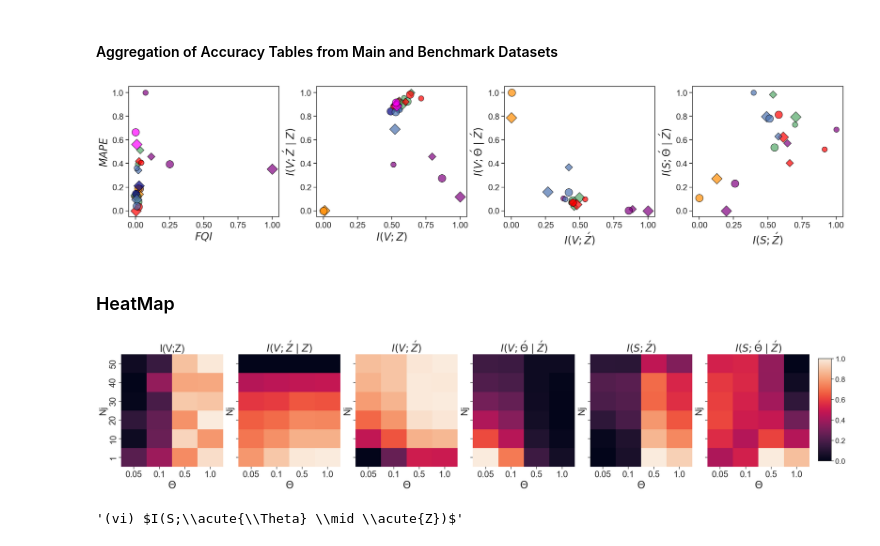
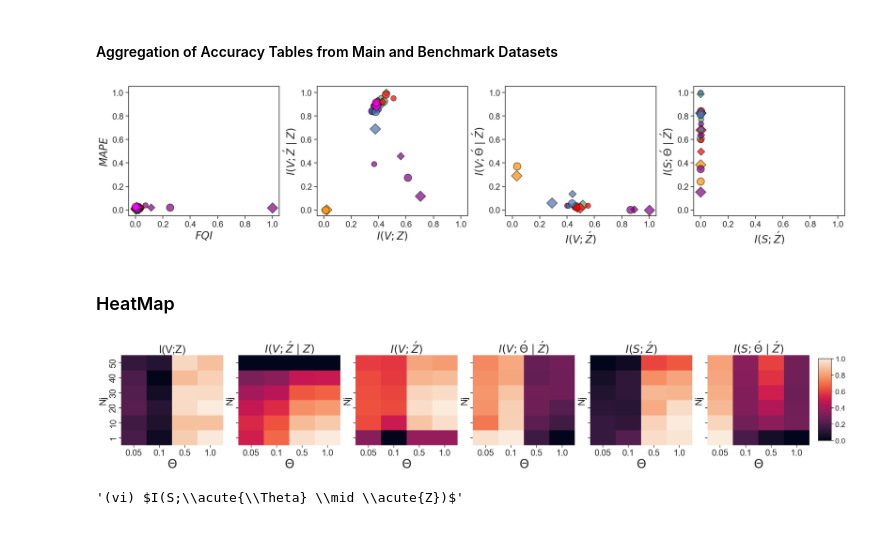
Before and after one commit to JunetaeKim/VABAM, a Jupyter notebook: VisualizationMetrics.ipynb, the cells around one changed output. Cells and saved outputs as stored; diff of their text form; code cells hidden in the pictures.

```diff
--- a/VisualizationMetrics.ipynb
+++ b/VisualizationMetrics.ipynb
@@ -317,7 +317,7 @@ TabList_ART = ['ConVAE_ART_30', 'ConVAE_ART_50',   'SKZ_ART_30_500','SKZ_ART_30_
               'TCMIDKZFC_ART_30_500', 'TCMIDKZFC_ART_30_800', 'TCMIDKZFC_ART_50_500', 'TCMIDKZFC_ART_50_800',
               'FACFC_ART_30_500', 'FACFC_ART_30_800', 'FACFC_ART_50_500', 'FACFC_ART_50_800']
 # %%
-AnalTabList = TabList_II  # TabList_ART   TabList_II
+AnalTabList = TabList_ART  # TabList_ART   TabList_II
 AnalMItableSet =  MItableSet[(MItableSet['Model'].isin(AnalTabList))].reset_index(drop=True)
 AnalMItableSet['MetricNew'] = AnalMItableSet['Metrics'].str.replace(r'\(\w+\)\s*', '', regex=True)  # Extract new metric names
 
@@ -361,7 +361,7 @@ fixed_palette = sns.color_palette("Set2", total_models)
 sns.set(style="ticks")
 
 # Create a 3x2 subplot structure
-fig, axes = plt.subplots(2, 2, figsize=(18, 5.5))
+fig, axes = plt.subplots(2, 2, figsize=(18, 5))
 axes = axes.flatten(order='C')
 
 PlotIdx = 0
@@ -394,11 +394,11 @@ for ax, metric in zip(axes, metrics_categories):
 
     y_offset = - 0.1
     # Add underbraces with the function
-    add_underbrace(ax, 0, '$C$', width=0.8, height=0.33 ,y_offset=y_offset)
-    add_underbrace(ax, 1.5, 'SKZ', width=1.6, height=0.33 ,y_offset=y_offset)
-    add_underbrace(ax, 3.5 , 'SKZFC', width=1.6, height=0.33 ,y_offset=y_offset)
-    add_underbrace(ax, 5.5, 'TCMIDKZFC', width=1.6, height=0.33 ,y_offset=y_offset)
-    add_underbrace(ax, 7.5, 'FACFC', width=1.6, height=0.33 ,y_offset=y_offset)
+    add_underbrace(ax, 0, '$C$', width=0.8, height=0.35 ,y_offset=y_offset)
+    add_underbrace(ax, 1.5, 'SKZ', width=1.6, height=0.35 ,y_offset=y_offset)
+    add_underbrace(ax, 3.5 , 'SKZFC', width=1.6, height=0.35 ,y_offset=y_offset)
+    add_underbrace(ax, 5.5, 'TCMIDKZFC', width=1.6, height=0.35 ,y_offset=y_offset)
+    add_underbrace(ax, 7.5, 'FACFC', width=1.6, height=0.35 ,y_offset=y_offset)
 
 
 
@@ -440,7 +440,7 @@ for ax, metric in zip(axes, metrics_categories):
 
 #plt.tight_layout()
 # Adjust subplot parameters to give specified padding
-plt.subplots_adjust(bottom=0.2, wspace=0.1, hspace=0.55)
+plt.subplots_adjust(bottom=0.2, wspace=0.1, hspace=0.68)
 # Prepare and sort labels
 sorted_labels = sorted(DictModelLabel.items(), key=lambda x: x[1])
 
@@ -818,26 +818,27 @@ AnalAccMItable = pd.merge(AnalAcctableSet, AnalMItableSet, on='Model', how='inne
 # Filter data for 'ART' models before plotting
 data_subset = AnalAccMItable[AnalAccMItable['Model'].str.contains('ART')]
 #data_subset = AnalAccMItable[AnalAccMItable['Model'].str.contains('II')]
+
+
 data_subset = data_subset.rename(columns={'(i) I(V;Z)' : '(i) $I(V;Z)$'})
+# For nomalization
+# Function to normalize the groups
+def normalize_groups(df, group_columns):
+    for columns in group_columns:
+        # Using only the non-NaN values for min and max
+        min_val = df[columns].min(axis=1, skipna=True).min()
+        max_val = df[columns].max(axis=1, skipna=True).max()
 
-def normalize(column):
-    max_value = column.max()
-    min_value = column.min()
-    return (column - min_value) / (max_value - min_value)
+        # Normalizing each column in the group
+        for column in columns:
+            df[column ] = df[column].apply(lambda x: (x - min_val) / (max_val - min_val) if pd.notnull(x) else np.nan)
 
-# Apply normalization to each column, skipping 'Model' column and handling NaN values correctly
-# Filtering rows in 'Model' column that contain the specified model
-for column in data_subset.columns[1:]:  # Skipping the 'Model' column
-    min_val = data_subset[column].min()
-    max_val = data_subset[column].max()
-    # Handling the situation where the denominator would be zero
-    if max_val - min_val > 0:
-        data_subset.loc[:, column] = data_subset[column].apply(
-            lambda x: (x - min_val) / (max_val - min_val) if pd.notnull(x) else np.nan)
-    else:
-        # Handling the case where all values are the same (e.g., set all values to 0)
-        data_subset.loc[:, column] = 0
-
+    return df
+# Groups of columns to normalize
+groups = [['MeanKldRes', 'MAPEnorm'], ["(i) $I(V;Z)$", "(ii) $I(V; \\acute{Z} \\mid Z)$"], ["(iii) $I(V;\\acute{Z})$", "(iv) $I(V;\\acute{\\Theta} \\mid \\acute{Z})$"], ["(v) $I(S;\\acute{Z})$", "(vi) $I(S;\\acute{\\Theta} \\mid \\acute{Z})$"]]
+# Normalizing the groups
+df_normalized = normalize_groups(data_subset, groups)
+data_subset = df_normalized.copy()
 
 # Create a 1x4 subplot structure
 fig, axs = plt.subplots(1, 4, figsize=(20, 5))
@@ -967,37 +968,41 @@ for subplot_col in range(4):  # Loop over columns for different data columns
     ax.set_xlabel(re.sub(r'\(\w+\)\s*', '', x_column), fontsize=20)
     ax.set_ylabel(re.sub(r'\(\w+\)\s*', '', y_column), fontsize=20)
     ax.tick_params(axis='both', which='major', labelsize=16)
+    ax.set_ylim([-0.05 , 1.05])
+    ax.set_yticks([0, 0.2, 0.4, 0.6, 0.8, 1])
+    ax.set_xlim([-0.05 , 1.05])
+    ax.set_xticks([0, 0.2, 0.4, 0.6, 0.8, 1])
 
 
 plt.tight_layout()
 
 
 # Create custom legend elements
 legend_elements = []
 
 desired_order = ['$B$-VAE', '$C$-VAE',  '$FAC$-VAE', '$TC$-VAE', 'SKZ','SKZFC', 'FACFC', 'TCMIDKZFC']
 inverse_dict = {v: k for k, v in unique_colors.items()}
 sorted_dict = {inverse_dict[value]: value for value in desired_order if value in inverse_dict}
 
 for marker, label in unique_markers:
     legend_elements.append(Line2D([0], [0], marker=marker, color='w', label=label, markersize=12, markerfacecolor='black'))
 for color, label in sorted_dict.items():
     legend_elements.append(Line2D([0], [0], marker='', color=color, label=label, markersize=12, markerfacecolor=color))
 
 plt.subplots_adjust(bottom=0.28, wspace=0.25, hspace=0.0)
 
 # Show plot
 
 if 'ART' in data_subset['Model'].iloc[0]:
     plt.savefig('./EvalResults/Figures/CrossMetrics'+ 'ART' +'.png')
 elif 'II' in data_subset['Model'].iloc[0]:
     # Create and display the unified legend at the bottom of the figure
     fig.legend(handles=legend_elements, loc='lower center', bbox_to_anchor=(0.515, 0.0), ncol=10, fontsize=17, edgecolor='black')
     plt.savefig('./EvalResults/Figures/CrossMetrics'+ 'II' +'.png')
 
 plt.show()
 # %% [output]
-[figure, old version]
+[figure, new version]
 # %% [markdown]
 ### HeatMap
 # %%
@@ -1054,18 +1059,18 @@ for metric, model in Comb:
     HeatmapData[model][metric] = LongTab.pivot_table(index='Nj', columns='FC', values='Values')
 # %%
 # Select a specific model. Replace 'chosen_model' with your model's name if needed.
-chosen_model = 'SKZFC_ART_50_800' #'SKZFC_ART_50_800' 'SKZFC_II_50_800'
+chosen_model = 'SKZFC_II_50_800' #'SKZFC_ART_50_800' 'SKZFC_II_50_800'
 metrics = HeatmapData[chosen_model]
 
 # Adjusted font sizes
-title_fontsize = 25
+title_fontsize = 27
 label_fontsize = 23
 tick_labelsize = 21  # New variable for tick label size
 cbar_tick_labelsize = 18  # Size for tick labels on the color bar
 
 # Assuming a 1x6 subplot layout. Adjust as needed.
 num_metrics = len(metrics)
-fig, axs = plt.subplots(1, num_metrics, figsize=(num_metrics*5, 5), sharex='col', sharey='row')
+fig, axs = plt.subplots(1, num_metrics, figsize=(num_metrics*5, 4), sharex='col', sharey='row')
 
 # Ensure axs is iterable when there's only one metric
 if num_metrics == 1:
@@ -1076,7 +1081,7 @@ for j, (metric, df) in enumerate(metrics.items()):
     ax = axs[j]
     sns.heatmap(df, ax=ax, cbar=False)  # Use the same color map for consistency
     ax.set_title(re.sub(r'\(\w+\)\s*', '', metric), fontsize=title_fontsize)  # Set title with larger font size
-    ax.set_xlabel('$\Theta$', fontsize=25)  # Set x-axis label with larger font size
+    ax.set_xlabel('$\Theta$', fontsize=30)  # Set x-axis label with larger font size
     ax.set_ylabel('Nj', fontsize=label_fontsize)  # Set y-axis label with larger font size
     ax.tick_params(axis='both', which='major', labelsize=tick_labelsize)
     ax.invert_yaxis()
@@ -1101,7 +1106,7 @@ elif 'II' in chosen_model:
 # Show the plot
 plt.show()
 # %% [output]
-[figure, old version]
+[figure, new version]
 # %%
 # %% [output]
 '(vi) $I(S;\\acute{\\Theta} \\mid \\acute{Z})$'
```
Also changed, not shown: parts of 2 cells of this notebook, 1 other file.
